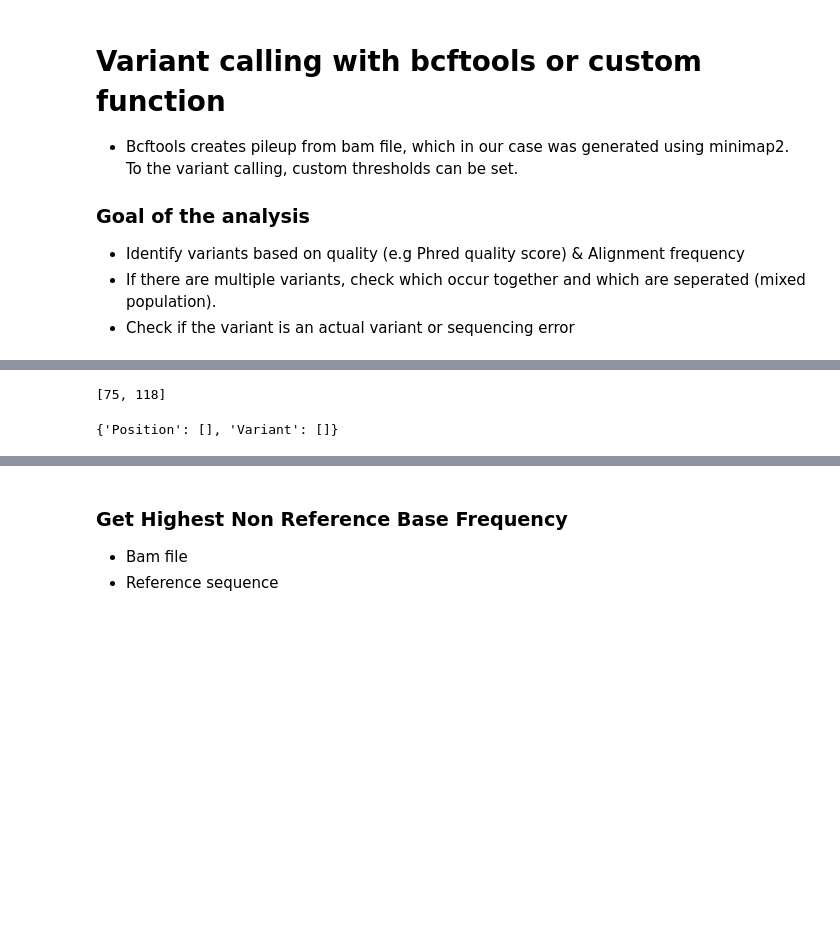
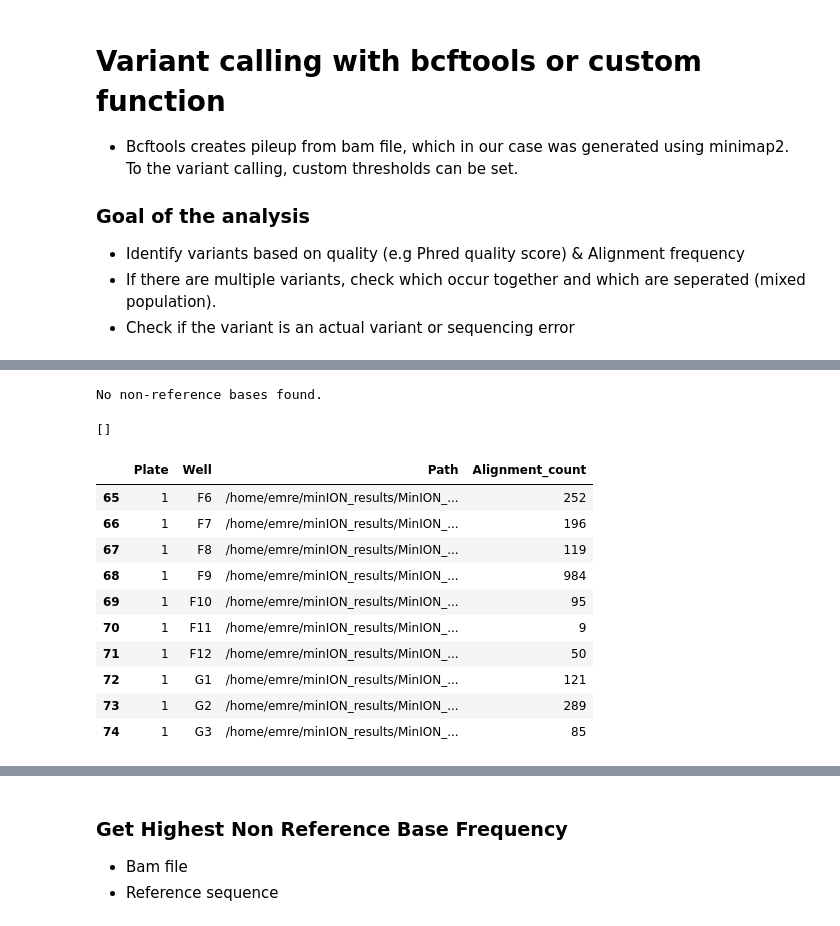
Before and after one commit to fhalab/LevSeq, a Jupyter notebook: examples/test_consensus.ipynb, the cells around one changed output, grey strips where cells are left out. Drawn from its saved outputs; the diff is of its cells as text; code cells hidden in the pictures; blank space fills up the shorter version.

```diff
--- a/examples/test_consensus.ipynb
+++ b/examples/test_consensus.ipynb
@@ -221,5 +224,5 @@ vc = variantcaller.VariantCaller(experiment_folder, template_fasta, demultiplex_
 # %%
-bam_file = Path("/home/emre/minION_results/MinION_RBC_0902723_sup/Demultiplex_cpp_70_200k_reads/RB02/NB06/alignment_minimap.bam")
+bam_file = Path("/home/emre/minION_results/MinION_RBC_0902723_sup/Demultiplex_cpp_70_200k_reads/RB01/NB69/alignment_minimap.bam")
 nb_positions = vc._get_postion_range(padding_start=50, padding_end=50)
 freq_dist = vc._get_highest_non_ref_base_freq(bam_file, nb_positions, threshold=0.3)[0]
 nb_positions = vc._get_nb_positions(freq_dist)
@@ -228,9 +231,19 @@ if not nb_positions:
 
 nb_positions
 # %% [output]
-[75, 118]
+No non-reference bases found.
+[]
-# %%
-var = vc.call_variant(bam_file, threshold=0.3)
-var
-# %% [output]
-{'Position': [], 'Variant': []}
+# %%
+vc.variant_df.iloc[65:75,:]
+# %% [output]
+|  | Plate | Well | Path | Alignment_count |
+| 65 | 1 | F6 | /home/emre/minION_results/MinION_... | 252 |
+| 66 | 1 | F7 | /home/emre/minION_results/MinION_... | 196 |
+| 67 | 1 | F8 | /home/emre/minION_results/MinION_... | 119 |
+| 68 | 1 | F9 | /home/emre/minION_results/MinION_... | 984 |
+| 69 | 1 | F10 | /home/emre/minION_results/MinION_... | 95 |
+| 70 | 1 | F11 | /home/emre/minION_results/MinION_... | 9 |
+| 71 | 1 | F12 | /home/emre/minION_results/MinION_... | 50 |
+| 72 | 1 | G1 | /home/emre/minION_results/MinION_... | 121 |
+| 73 | 1 | G2 | /home/emre/minION_results/MinION_... | 289 |
+| 74 | 1 | G3 | /home/emre/minION_results/MinION_... | 85 |
```
Also changed, not shown: parts of 14 cells of this notebook, 24 other files.
